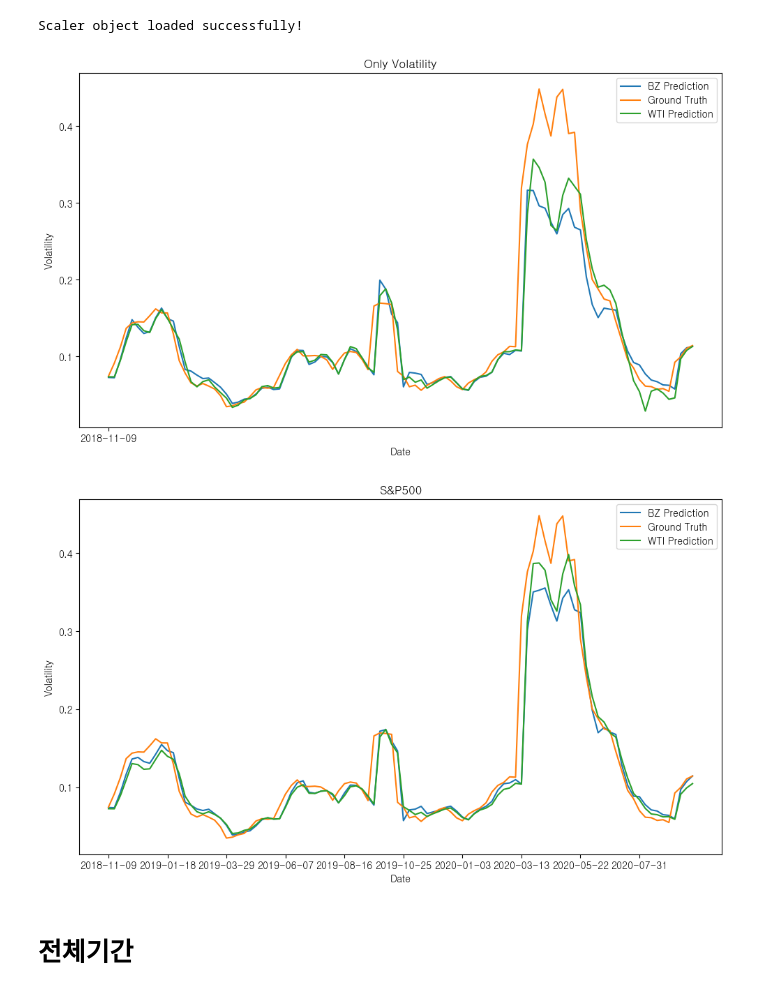
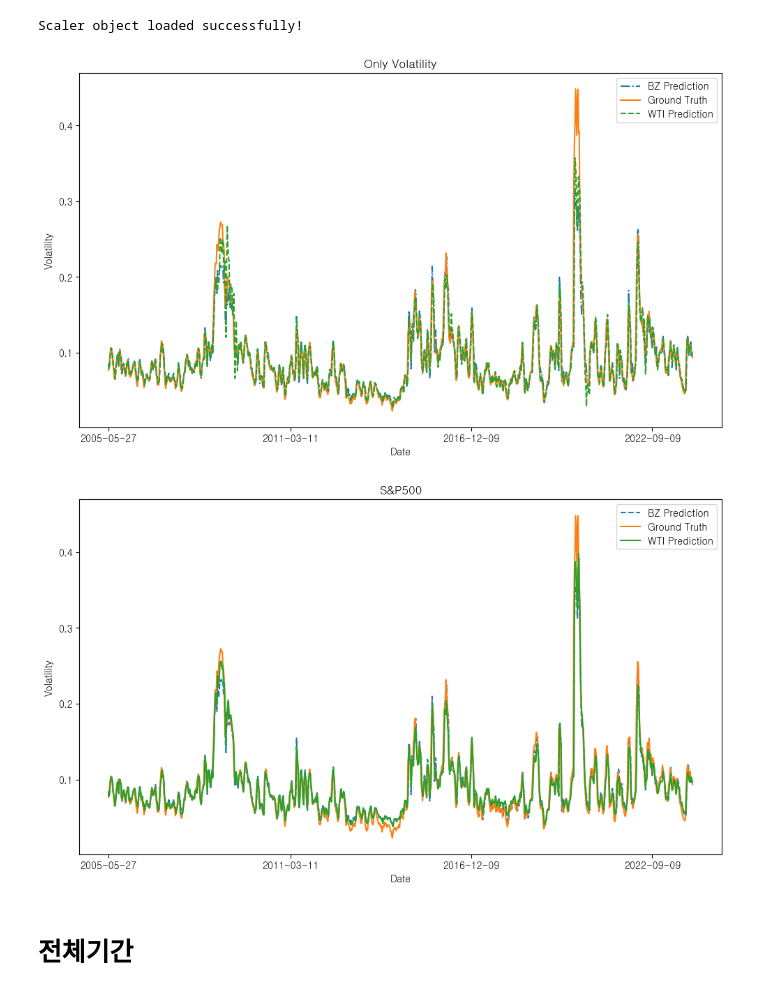
Before and after one commit to kimjuhwan1234/Volatility_Forecasting, a Jupyter notebook: EDA.ipynb, the cells around one changed output. Saved outputs shown, nothing was run; the diff lists cells and outputs as text; code cells hidden in the pictures.

```diff
--- a/EDA.ipynb
+++ b/EDA.ipynb
@@ -92,39 +92,39 @@ Scaler object loaded successfully!
 # %%
 plt.figure(figsize=(10, 6))
 
-start = 700
-end = 800
-plt.plot(pred_inv.iloc[start:end, 0], label='BZ Prediction')
+start = 0
+end = -1
+plt.plot(pred_inv.iloc[start:end, 0], label='BZ Prediction', linestyle='-.')
 plt.plot(truth_inv.iloc[start:end, 0], label='Ground Truth')
-plt.plot(pred_inv2.iloc[start:end, 0], label='WTI Prediction')
+plt.plot(pred_inv2.iloc[start:end, 0], label='WTI Prediction', linestyle='--')
 
 plt.title('Only Volatility')
 plt.xlabel('Date')
 plt.ylabel('Volatility')
 plt.legend()
-plt.xticks(pred_inv.index[start:end:200])
+plt.xticks(pred_inv.index[start:end:300])
 plt.tight_layout()
 plt.show()
 # %% [output]
-[figure, old version]
+[figure, new version]
 # %%
 plt.figure(figsize=(10, 6))
 
-start = 700
-end = 800
-plt.plot(pred_inv3.iloc[start:end, 0], label='BZ Prediction')
+start = 0
+end = -1
+plt.plot(pred_inv3.iloc[start:end, 0], label='BZ Prediction', linestyle='--')
 plt.plot(truth_inv4.iloc[start:end, 0], label='Ground Truth')
 plt.plot(pred_inv4.iloc[start:end, 0], label='WTI Prediction')
 
 plt.title('S&P500')
 plt.xlabel('Date')
 plt.ylabel('Volatility')
 plt.legend()
-plt.xticks(pred_inv4.index[start:end:10])
+plt.xticks(pred_inv4.index[start:end:300])
 plt.tight_layout()
 plt.show()
 # %% [output]
-[figure, old version]
+[figure, new version]
 # %% [markdown]
 # 전체기간
 # %%
```
Also changed, not shown: parts of 5 cells of this notebook, 21 other files.
